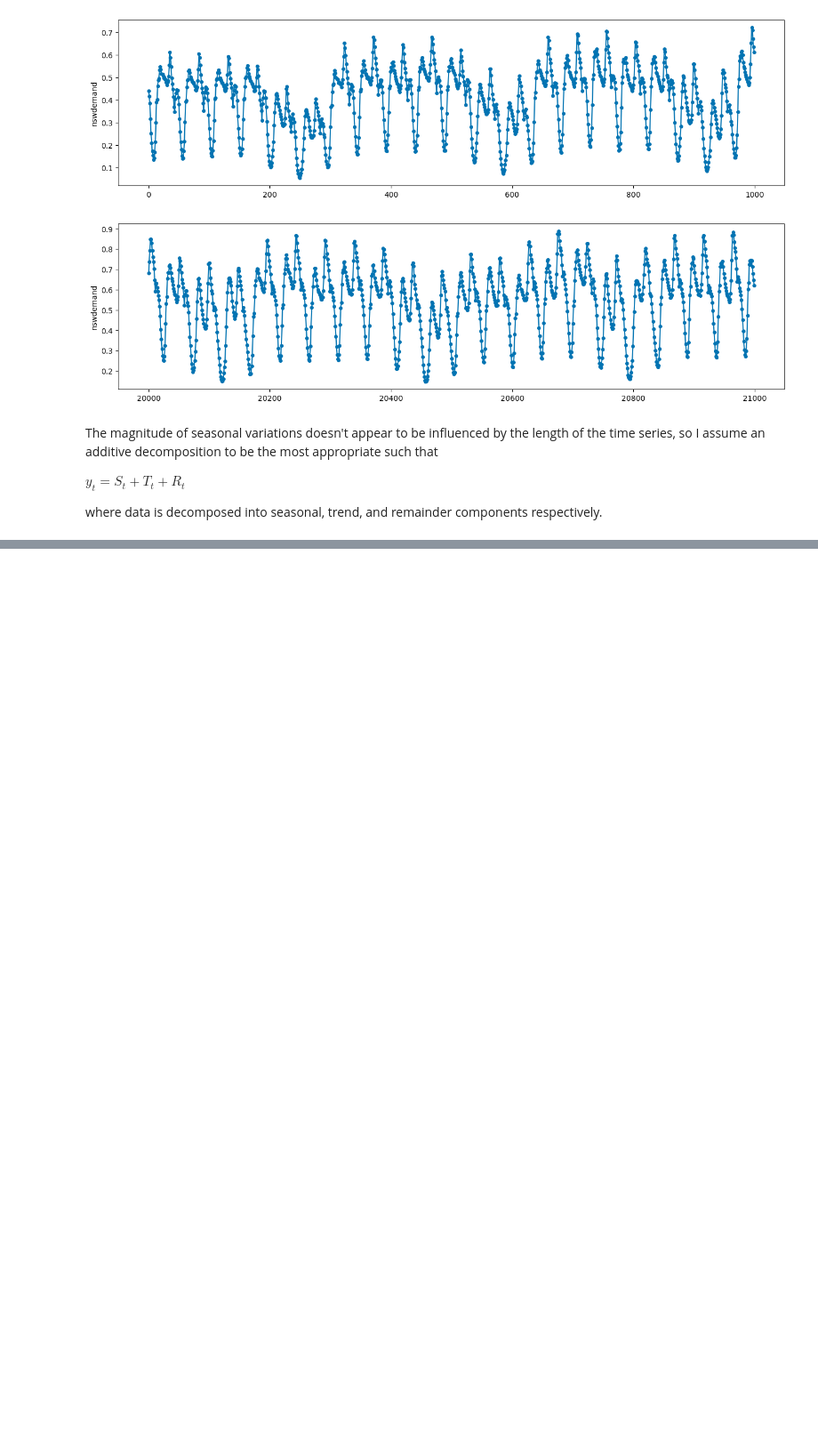
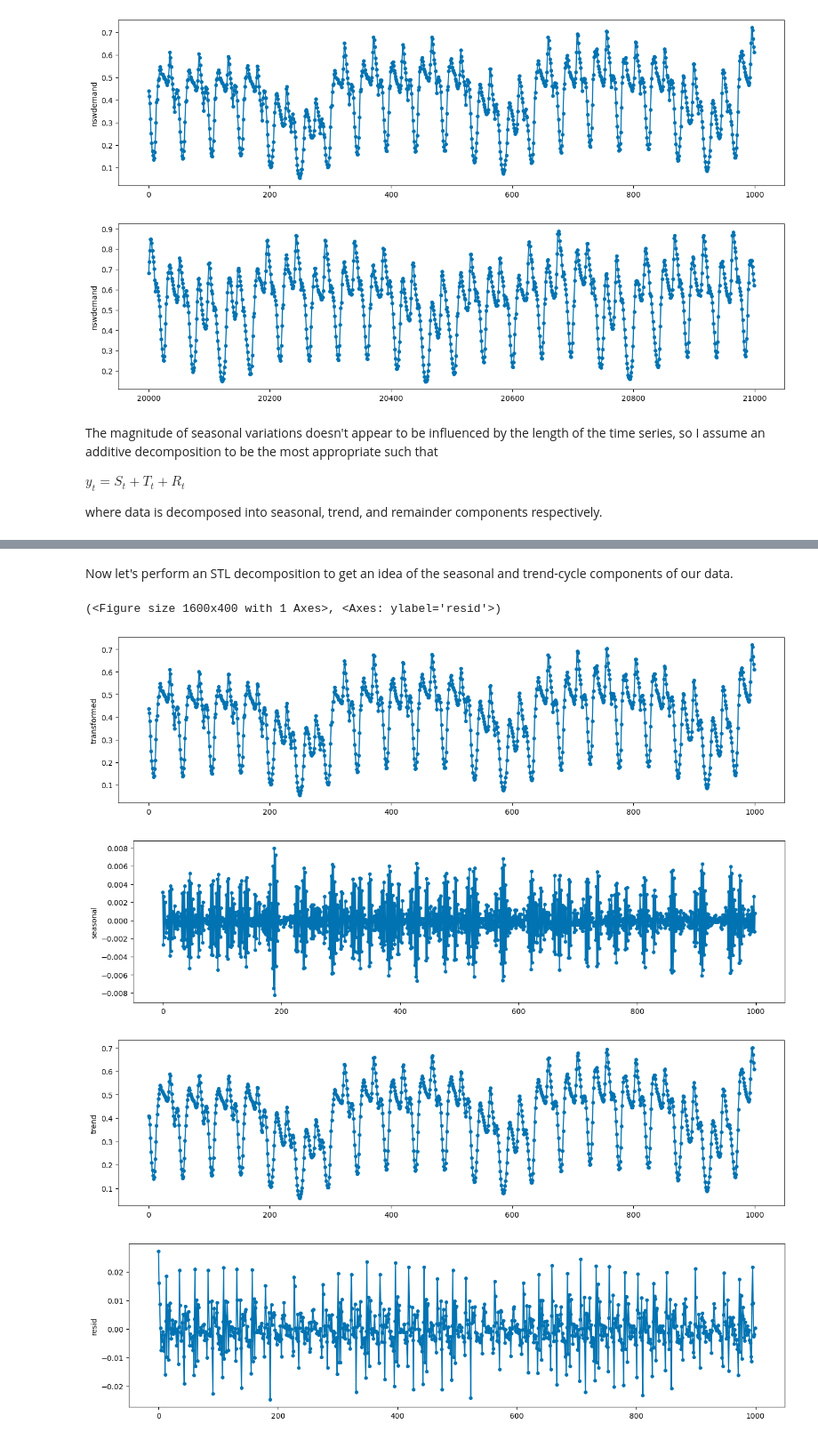
Before and after one commit to jjhuang4/jjhuang4.github.io, a Jupyter notebook: posts/2025-1-20/index.ipynb, the cells around one changed output, grey strips where cells are left out. Shown at 89% size. Drawn from its saved outputs; the diff is of its cells as text; code cells hidden in the pictures; blank space fills up the shorter version.

```diff
--- a/posts/2025-1-20/index.ipynb
+++ b/posts/2025-1-20/index.ipynb
@@ -93,0 +92,15 @@ Name: nswdemand, Length: 10000, dtype: float64
+# %% [markdown]
+Now let's perform an STL decomposition to get an idea of the seasonal and trend-cycle components of our data.
+# %%
+stl = STLTransformer(return_components=True)
+y_stl = stl.fit_transform(electricity['nswdemand'])
+plot_series(y_stl['transformed'][0:1000])
+plot_series(y_stl['seasonal'][0:1000])
+plot_series(y_stl['trend'][0:1000])
+plot_series(y_stl['resid'][0:1000])
+# %% [output]
+(<Figure size 1600x400 with 1 Axes>, <Axes: ylabel='resid'>)
+[figure, added]
+[figure, added]
+[figure, added]
+[figure, added]
```
Also changed, not shown: parts of 14 cells of this notebook.
